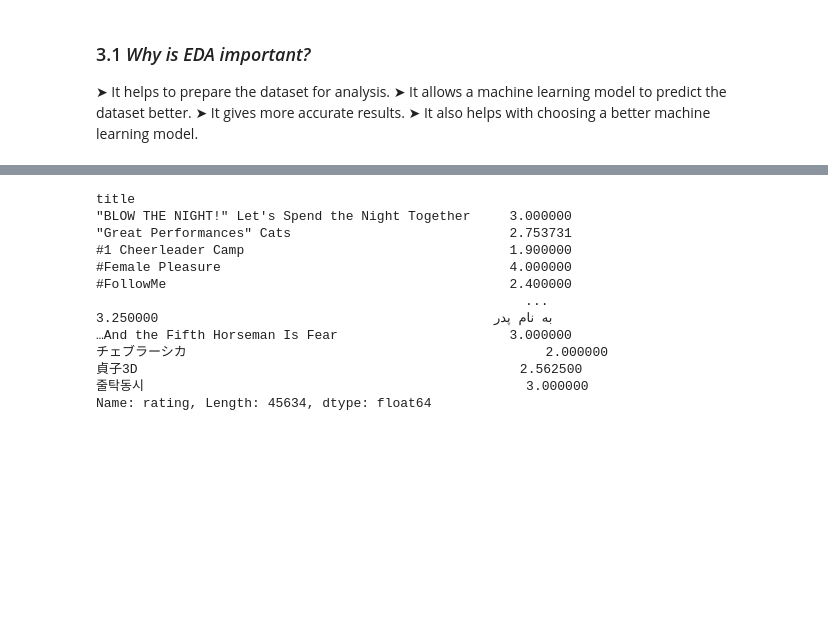
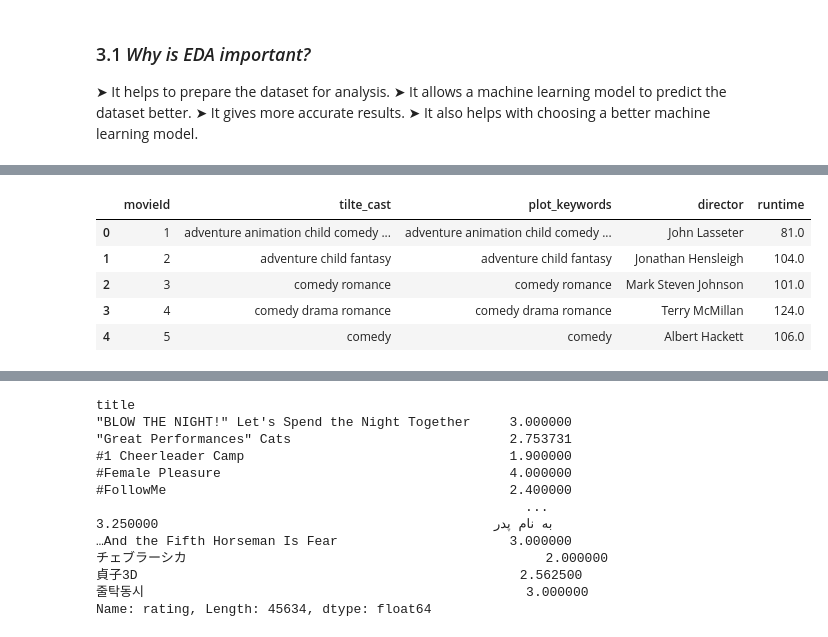
Before and after one commit to CaitMc/Team_ES2_Unsupervised_Predict, a Jupyter notebook: Team ES2 Unsupervised Predict.ipynb, the cells around one changed output, grey strips where cells are left out. Cells and saved outputs as stored; diff of their text form; code cells hidden in the pictures; blank space fills up the shorter version.

```diff
--- a/Team ES2 Unsupervised Predict.ipynb
+++ b/Team ES2 Unsupervised Predict.ipynb
@@ -434,0 +618,9 @@ We are going to perform some pandas operations before doing visualisations. So l
+# %%
+# Removing Null values from Tags datasets
+df_tags = df_tags.dropna()
+
+# Removing Null values from imbd datasets
+df_links = df_links.dropna()
+
+# Removing Null values from links datasets
+df_imdb_data = df_imdb_data.dropna()
@@ -434,0 +726,24 @@ We are going to perform some pandas operations before doing visualisations. So l
+# %%
+# Removing "|" in the title_cast column from imdb dataset
+lemmatizer = WordNetLemmatizer()
+title_cast = df_imdb_data["title_cast"]
+li=[]
+for i in range(len(title_cast)):
+    temp = genres[i].lower()
+    temp = temp.split("|")
+    temp = [lemmatizer.lemmatize(word) for word in temp]
+    li.append(" ".join(temp))
+# %%
+# Removing "|" in the plot_keywords column from imdb dataset
+lemmatizer = WordNetLemmatizer()
+plot_keywords = df_imdb_data["plot_keywords"]
+lis=[]
+for i in range(len(plot_keywords)):
+    temp = genres[i].lower()
+    temp = temp.split("|")
+    temp = [lemmatizer.lemmatize(word) for word in temp]
+    lis.append(" ".join(temp))
+# %%
+# Creating a new dataset
+df_imdb_data_ne = pd.DataFrame(li,columns=["tilte_cast"],index=df_imdb_data["movieId"])
+df_imdb_data_new=pd.DataFrame(lis,columns=["plot_keywords"],index=df_imdb_data["movieId"])
@@ -434,0 +769,18 @@ We are going to perform some pandas operations before doing visualisations. So l
+# %%
+# Droping title_cast, plot_keywords and budget columns from imdb dataset
+df_imdb_data = df_imdb_data.drop('title_cast',axis=1)
+df_imdb_data = df_imdb_data.drop('plot_keywords',axis=1)
+df_imdb_data = df_imdb_data.drop('budget',axis=1)
+
+# Creatig new data frame by joining origional movies data frame to the movies dataset created above
+imdb= pd.merge(pd.merge(df_imdb_data_ne,df_imdb_data_new,on='movieId'), df_imdb_data, on = 'movieId')
+
+# Checking the first 5 rows of the dataset
+imdb.head()
+# %% [output]
+|  | movieId | tilte_cast | plot_keywords | director | runtime |
+| 0 | 1 | adventure animation child comedy ... | adventure animation child comedy ... | John Lasseter | 81.0 |
+| 1 | 2 | adventure child fantasy | adventure child fantasy | Jonathan Hensleigh | 104.0 |
+| 2 | 3 | comedy romance | comedy romance | Mark Steven Johnson | 101.0 |
+| 3 | 4 | comedy drama romance | comedy drama romance | Terry McMillan | 124.0 |
+| 4 | 5 | comedy | comedy | Albert Hackett | 106.0 |
```
Also changed, not shown: parts of 130 cells of this notebook.
